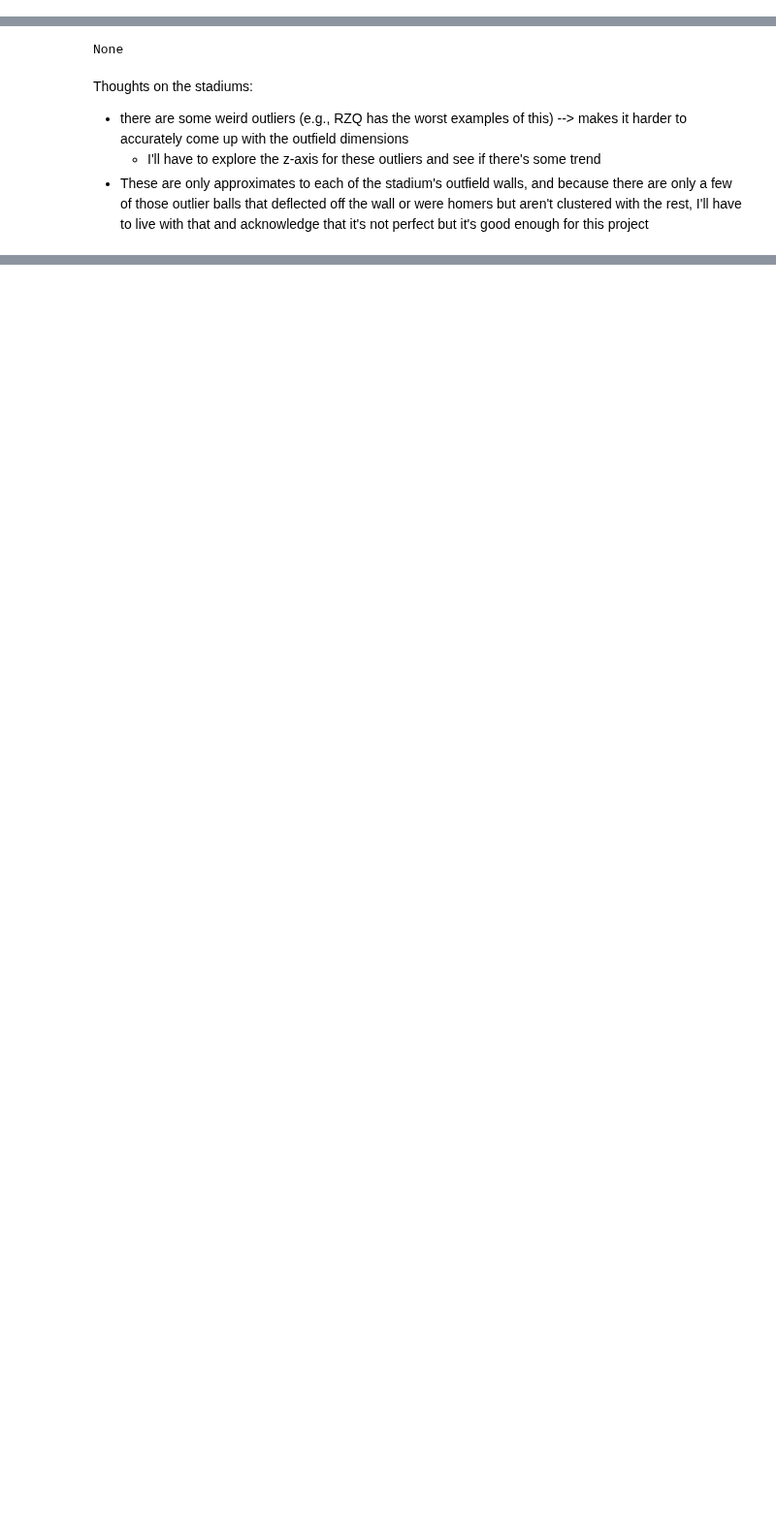
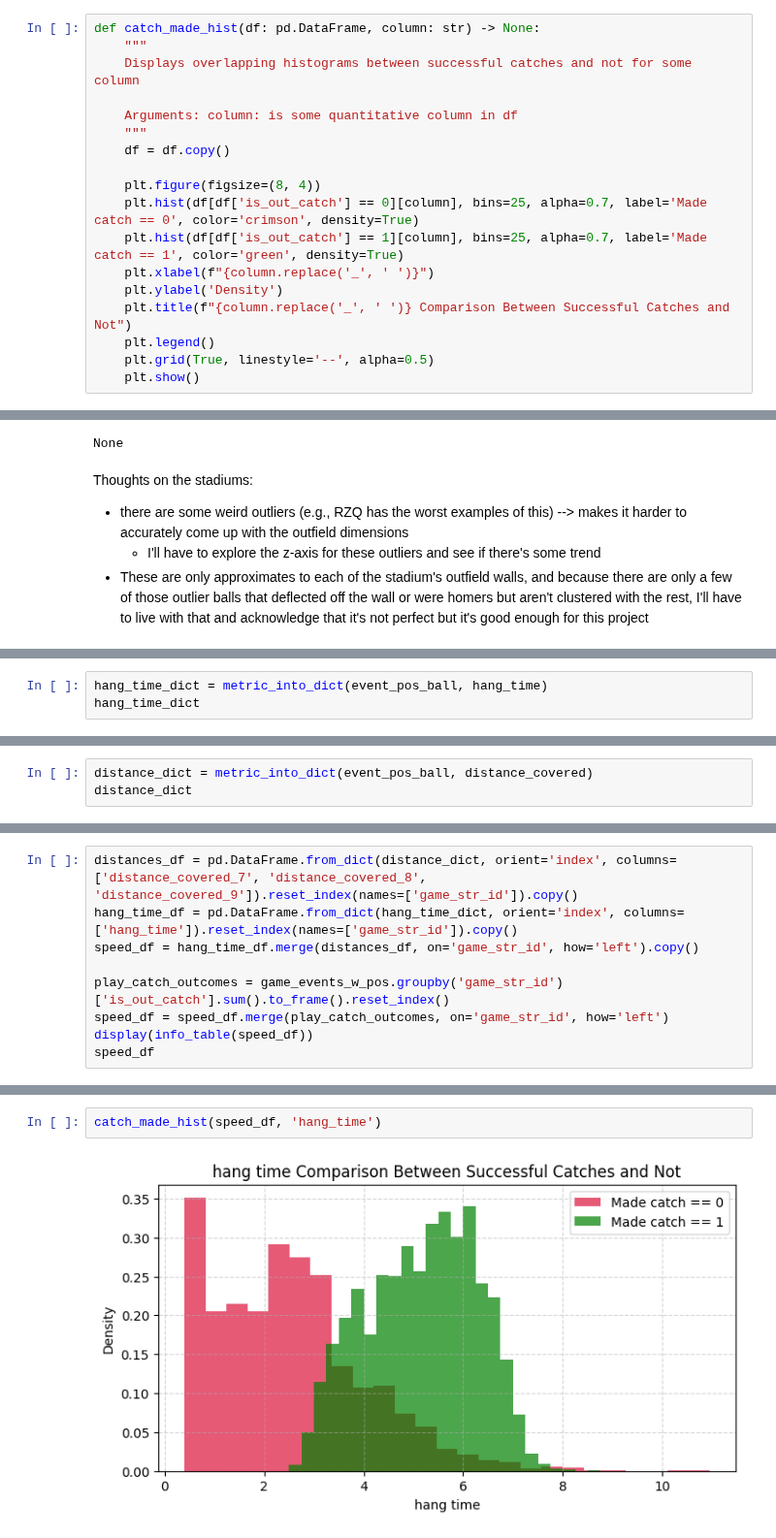
Before and after one commit to d2osborn/SMTChallenge2025, a Jupyter notebook: Team15-eda.ipynb, the cells around one changed output, grey strips where cells are left out. Shown at 97% size. Saved outputs shown, nothing was run; the diff lists cells and outputs as text; blank space fills up the shorter version.

```diff
--- a/Team15-eda.ipynb
+++ b/Team15-eda.ipynb
@@ -454,0 +510,18 @@ event_pos_ball = event_pos_ball[~event_pos_ball['game_str_id'].isin(['y1_d001_CG
+# %%
+def catch_made_hist(df: pd.DataFrame, column: str) -> None:
+    """
+    Displays overlapping histograms between successful catches and not for some column
+
+    Arguments: column: is some quantitative column in df
+    """
+    df = df.copy()
+
+    plt.figure(figsize=(8, 4))
+    plt.hist(df[df['is_out_catch'] == 0][column], bins=25, alpha=0.7, label='Made catch == 0', color='crimson', density=True)
+    plt.hist(df[df['is_out_catch'] == 1][column], bins=25, alpha=0.7, label='Made catch == 1', color='green', density=True)
+    plt.xlabel(f"{column.replace('_', ' ')}")
+    plt.ylabel('Density')
+    plt.title(f"{column.replace('_', ' ')} Comparison Between Successful Catches and Not")
+    plt.legend()
+    plt.grid(True, linestyle='--', alpha=0.5)
+    plt.show()
@@ -704,0 +854,3 @@ ball_pos_events[(ball_pos_events['home_team'] == 'RZQ')
+# %%
+hang_time_dict = metric_into_dict(event_pos_ball, hang_time)
+hang_time_dict
@@ -704,0 +875,3 @@ ball_pos_events[(ball_pos_events['home_team'] == 'RZQ')
+# %%
+distance_dict = metric_into_dict(event_pos_ball, distance_covered)
+distance_dict
@@ -704,0 +896,9 @@ ball_pos_events[(ball_pos_events['home_team'] == 'RZQ')
+# %%
+distances_df = pd.DataFrame.from_dict(distance_dict, orient='index', columns=['distance_covered_7', 'distance_covered_8', 'distance_covered_9']).reset_index(names=['game_str_id']).copy()
+hang_time_df = pd.DataFrame.from_dict(hang_time_dict, orient='index', columns=['hang_time']).reset_index(names=['game_str_id']).copy()
+speed_df = hang_time_df.merge(distances_df, on='game_str_id', how='left').copy()
+
+play_catch_outcomes = game_events_w_pos.groupby('game_str_id')['is_out_catch'].sum().to_frame().reset_index()
+speed_df = speed_df.merge(play_catch_outcomes, on='game_str_id', how='left')
+display(info_table(speed_df))
+speed_df
@@ -704,0 +927,4 @@ ball_pos_events[(ball_pos_events['home_team'] == 'RZQ')
+# %%
+catch_made_hist(speed_df, 'hang_time')
+# %% [output]
+[figure, added]
```
Also changed, not shown: parts of 34 cells of this notebook.
